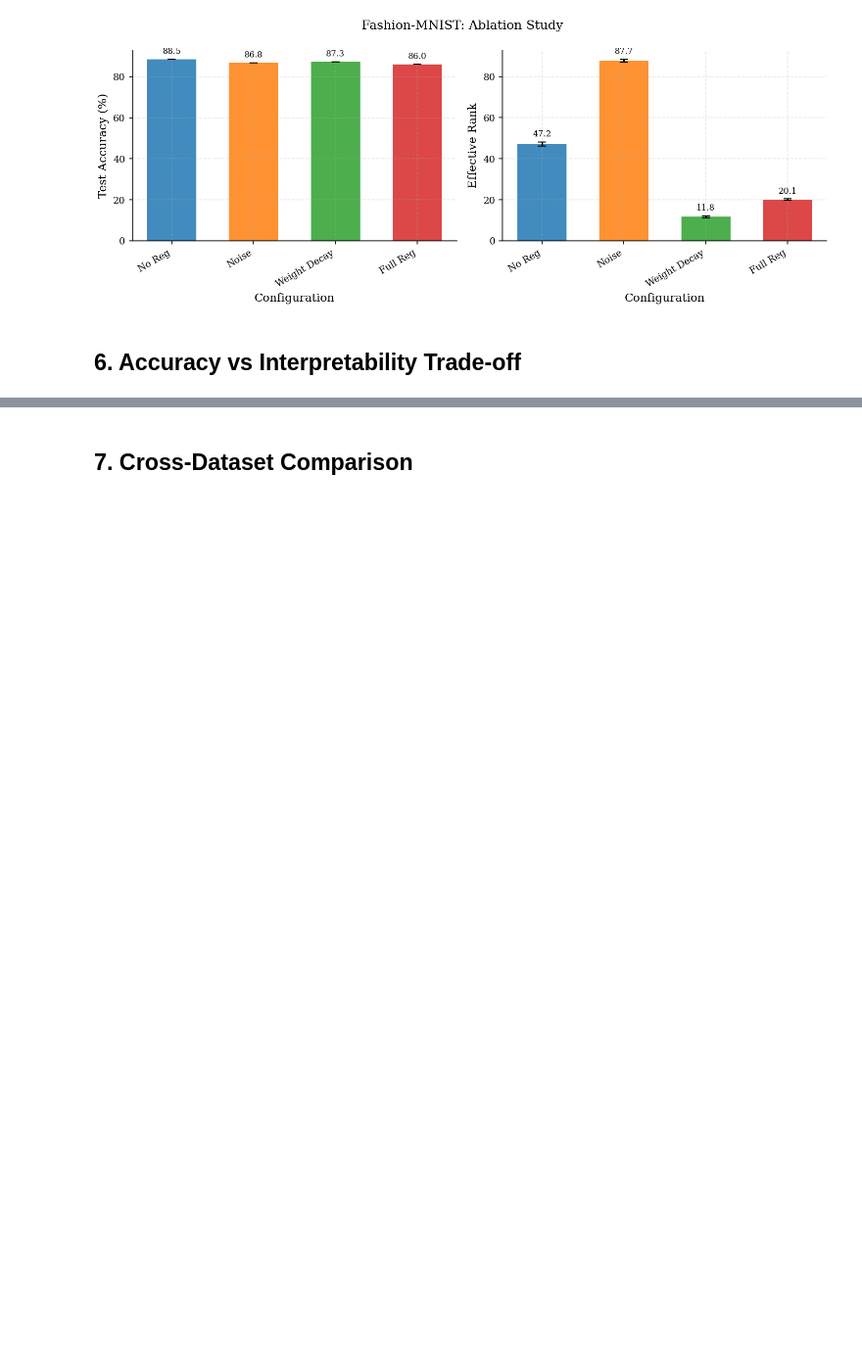
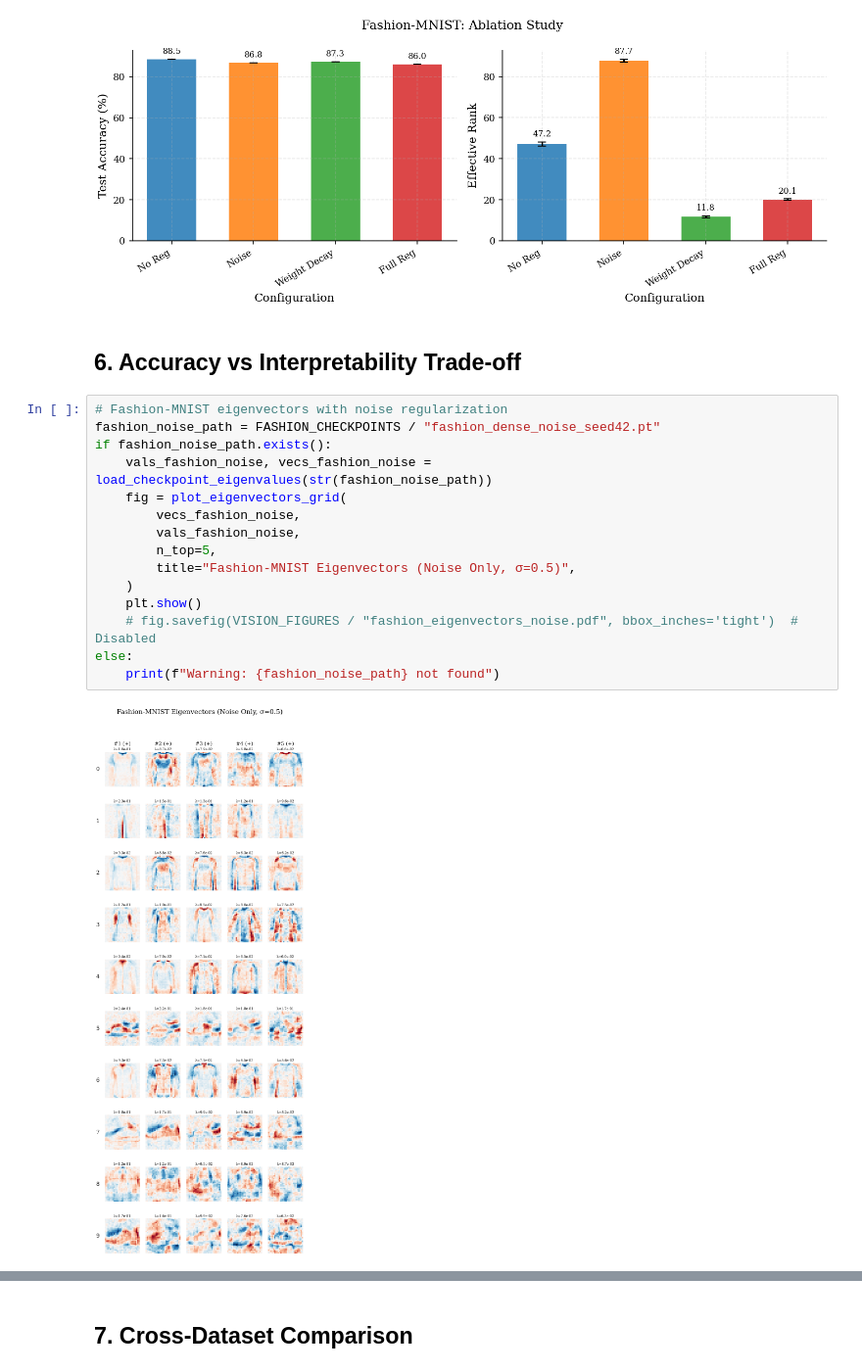
Before and after one commit to erlichon/UvA_FACT_2025, a Jupyter notebook: notebooks/01_reproduction_vision.ipynb, the cells around one changed output, grey strips where cells are left out. Shown at 98% size. Drawn from its saved outputs; the diff is of its cells as text; blank space fills up the shorter version.

```diff
--- a/notebooks/01_reproduction_vision.ipynb
+++ b/notebooks/01_reproduction_vision.ipynb
@@ -258,6 +282,23 @@ Saved: /Users/itay/Documents/repos/MSc/FACT/UvA_FACT_2025/Report/figures/vision/
 [figure]
 # %% [markdown]
 ## 6. Accuracy vs Interpretability Trade-off
+# %%
+# Fashion-MNIST eigenvectors with noise regularization
+fashion_noise_path = FASHION_CHECKPOINTS / "fashion_dense_noise_seed42.pt"
+if fashion_noise_path.exists():
+    vals_fashion_noise, vecs_fashion_noise = load_checkpoint_eigenvalues(str(fashion_noise_path))
+    fig = plot_eigenvectors_grid(
+        vecs_fashion_noise,
+        vals_fashion_noise,
+        n_top=5,
+        title="Fashion-MNIST Eigenvectors (Noise Only, σ=0.5)",
+    )
+    plt.show()
+    # fig.savefig(VISION_FIGURES / "fashion_eigenvectors_noise.pdf", bbox_inches='tight')  # Disabled
+else:
+    print(f"Warning: {fashion_noise_path} not found")
+# %% [output]
+[figure, added]
 # %%
 # MNIST trade-off plot
 fig = plot_accuracy_vs_effective_rank(
```
Also changed, not shown: parts of 21 cells of this notebook, 51 other files.
